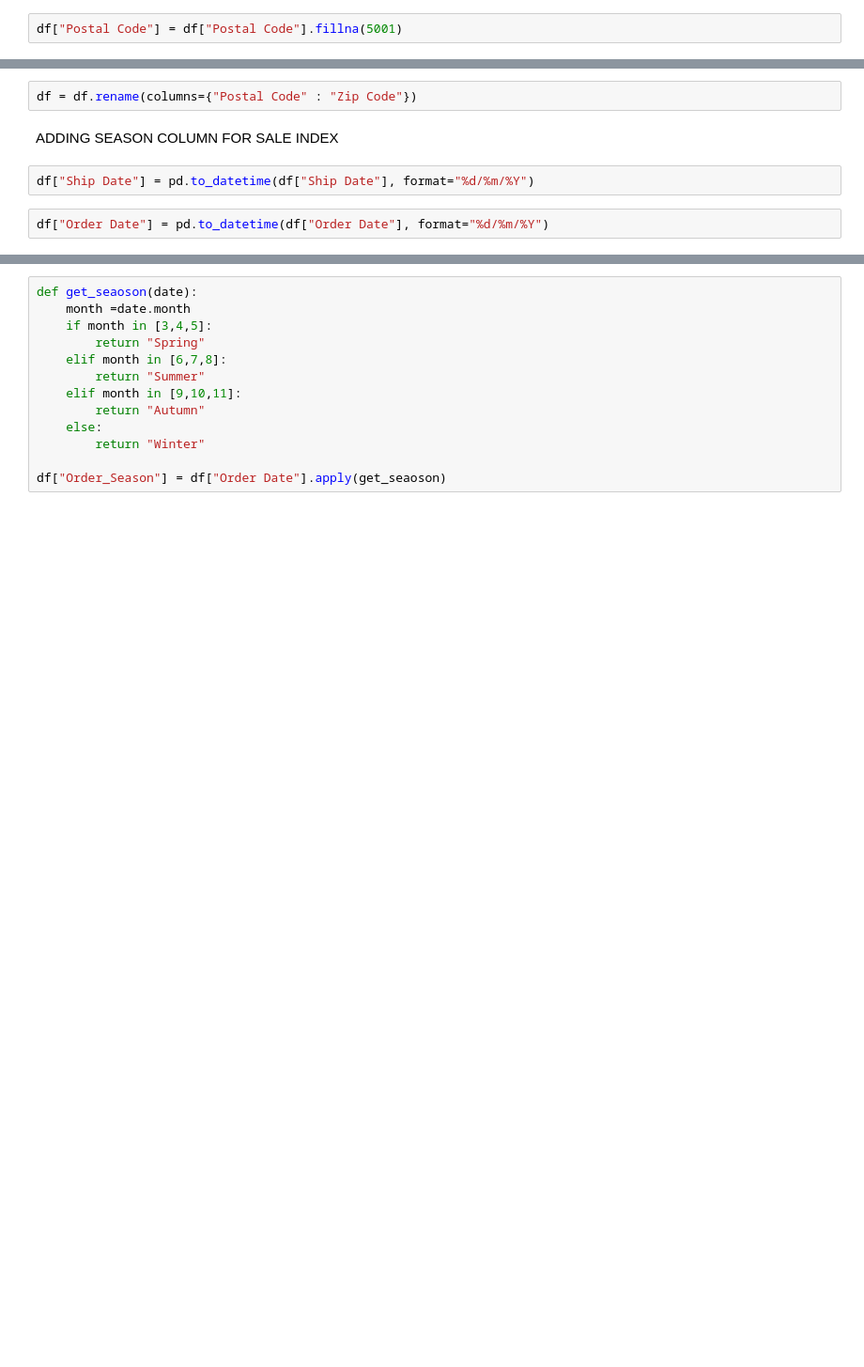
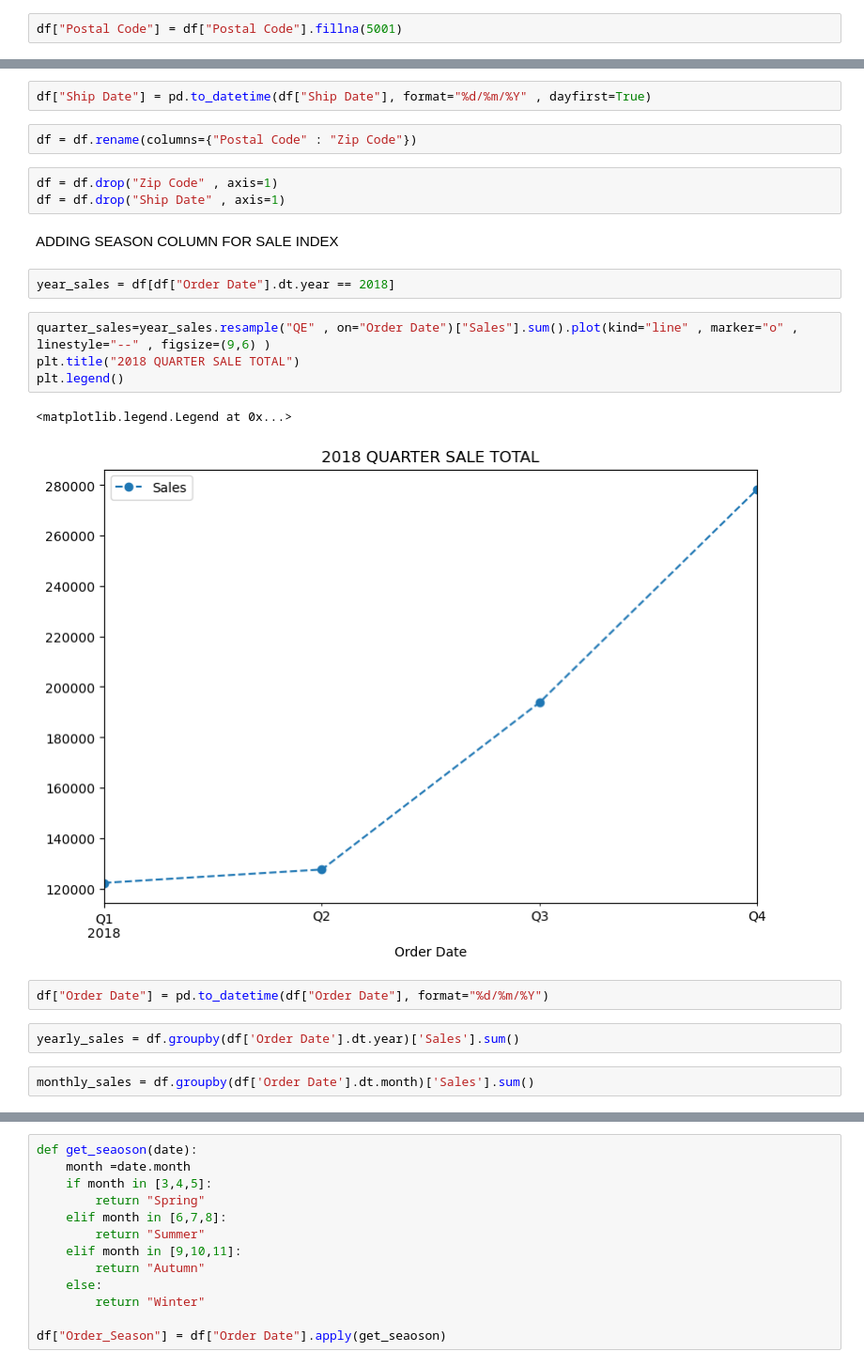
Before and after one commit to HonurX/Super_Store_Sales_Work-Out, a Jupyter notebook: 1-superStoreModel.ipynb, the cells around one changed output, grey strips where cells are left out. Shown at 94% size. Saved outputs shown, nothing was run; the diff lists cells and outputs as text; blank space fills up the shorter version.

```diff
--- a/1-superStoreModel.ipynb
+++ b/1-superStoreModel.ipynb
@@ -125,8 +130,24 @@ df["Postal Code"] = df["Postal Code"].fillna(5001)
+# %%
+df["Ship Date"] = pd.to_datetime(df["Ship Date"], format="%d/%m/%Y" , dayfirst=True)
 # %%
 df = df.rename(columns={"Postal Code" : "Zip Code"})
+# %%
+df = df.drop("Zip Code" , axis=1)
+df = df.drop("Ship Date" , axis=1)
 # %% [markdown]
 ADDING SEASON COLUMN FOR SALE INDEX
-# %%
-df["Ship Date"] = pd.to_datetime(df["Ship Date"], format="%d/%m/%Y")
+# %%
+year_sales = df[df["Order Date"].dt.year == 2018]
+# %%
+quarter_sales=year_sales.resample("QE" , on="Order Date")["Sales"].sum().plot(kind="line" , marker="o" , linestyle="--" , figsize=(9,6) )
+plt.title("2018 QUARTER SALE TOTAL")
+plt.legend()
+# %% [output]
+<matplotlib.legend.Legend at 0x...>
+[figure, added]
 # %%
 df["Order Date"] = pd.to_datetime(df["Order Date"], format="%d/%m/%Y")
+# %%
+yearly_sales = df.groupby(df['Order Date'].dt.year)['Sales'].sum()
+# %%
+monthly_sales = df.groupby(df['Order Date'].dt.month)['Sales'].sum()
```
Also changed, not shown: parts of 33 cells of this notebook.
